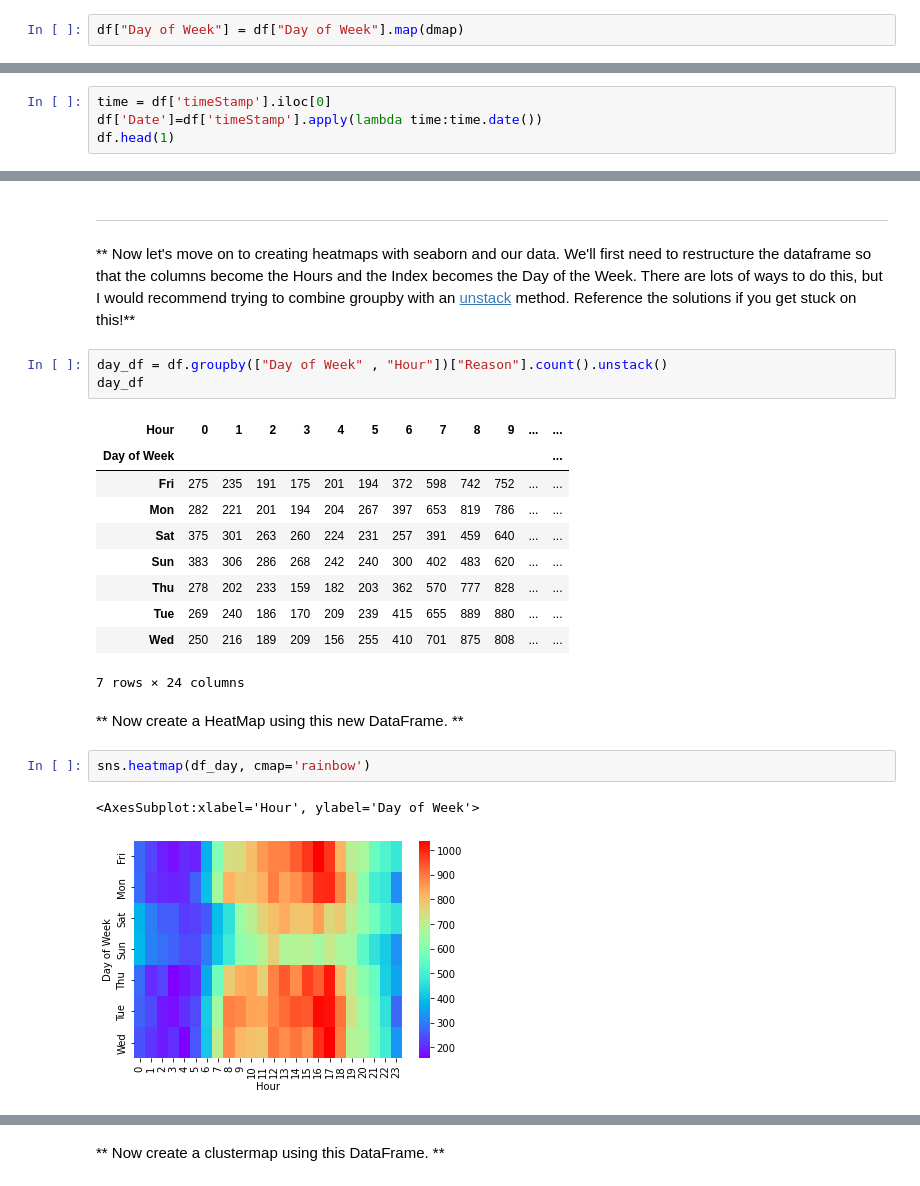
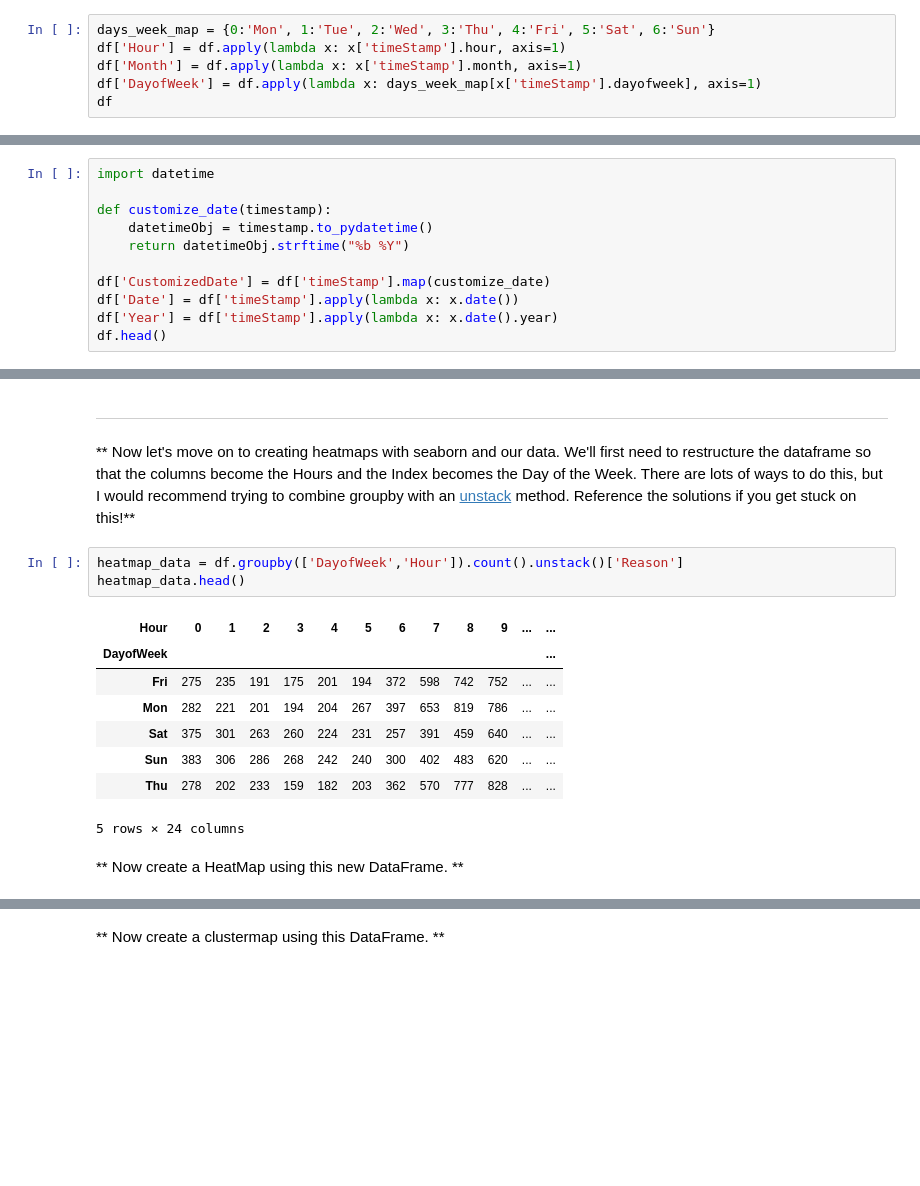
Before and after one commit to myamwalker/Project-2, a Jupyter notebook: 01-911 Calls Data Capstone Project.ipynb, the cells around one changed output, grey strips where cells are left out. Saved outputs shown, nothing was run; the diff lists cells and outputs as text; blank space fills up the shorter version.

```diff
--- a/01-911 Calls Data Capstone Project.ipynb
+++ b/01-911 Calls Data Capstone Project.ipynb
@@ -166,2 +164,6 @@ dmap = {0:'Mon',1:'Tue',2:'Wed',3:'Thu',4:'Fri',5:'Sat',6:'Sun'}
-# %%
-df["Day of Week"] = df["Day of Week"].map(dmap)
+# %%
+days_week_map = {0:'Mon', 1:'Tue', 2:'Wed', 3:'Thu', 4:'Fri', 5:'Sat', 6:'Sun'}
+df['Hour'] = df.apply(lambda x: x['timeStamp'].hour, axis=1)
+df['Month'] = df.apply(lambda x: x['timeStamp'].month, axis=1)
+df['DayofWeek'] = df.apply(lambda x: days_week_map[x['timeStamp'].dayofweek], axis=1)
+df
@@ -215,6 +248,2 @@ sns.lmplot(x='Month', y='twp', data=byMonth.reset_index())
 # %% [markdown]
 **Create a new column called 'Date' that contains the date from the timeStamp column. You'll need to use apply along with the .date() method. **
-# %%
-time = df['timeStamp'].iloc[0]
-df['Date']=df['timeStamp'].apply(lambda time:time.date())
-df.head(1)
@@ -223,0 +250,11 @@ df.head(1)
+# %%
+import datetime
+
+def customize_date(timestamp):
+    datetimeObj = timestamp.to_pydatetime()
+    return datetimeObj.strftime("%b %Y")
+
+df['CustomizedDate'] = df['timeStamp'].map(customize_date)
+df['Date'] = df['timeStamp'].apply(lambda x: x.date())
+df['Year'] = df['timeStamp'].apply(lambda x: x.date().year)
+df.head()
@@ -256,23 +314,16 @@ Text(0.5, 1.0, 'EMS')
 ____
 ** Now let's move on to creating  heatmaps with seaborn and our data. We'll first need to restructure the dataframe so that the columns become the Hours and the Index becomes the Day of the Week. There are lots of ways to do this, but I would recommend trying to combine groupby with an [unstack](http://pandas.pydata.org/pandas-docs/stable/generated/pandas.DataFrame.unstack.html) method. Reference the solutions if you get stuck on this!**
 # %%
-day_df = df.groupby(["Day of Week" , "Hour"])["Reason"].count().unstack()
-day_df
+heatmap_data = df.groupby(['DayofWeek','Hour']).count().unstack()['Reason']
+heatmap_data.head()
 # %% [output]
 | Hour | 0 | 1 | 2 | 3 | 4 | 5 | 6 | 7 | 8 | 9 | ... | ... |
-| Day of Week |  |  |  |  |  |  |  |  |  |  |  | ... |
+| DayofWeek |  |  |  |  |  |  |  |  |  |  |  | ... |
 | Fri | 275 | 235 | 191 | 175 | 201 | 194 | 372 | 598 | 742 | 752 | ... | ... |
 | Mon | 282 | 221 | 201 | 194 | 204 | 267 | 397 | 653 | 819 | 786 | ... | ... |
 | Sat | 375 | 301 | 263 | 260 | 224 | 231 | 257 | 391 | 459 | 640 | ... | ... |
 | Sun | 383 | 306 | 286 | 268 | 242 | 240 | 300 | 402 | 483 | 620 | ... | ... |
 | Thu | 278 | 202 | 233 | 159 | 182 | 203 | 362 | 570 | 777 | 828 | ... | ... |
-| Tue | 269 | 240 | 186 | 170 | 209 | 239 | 415 | 655 | 889 | 880 | ... | ... |
-| Wed | 250 | 216 | 189 | 209 | 156 | 255 | 410 | 701 | 875 | 808 | ... | ... |
-7 rows × 24 columns
+5 rows × 24 columns
 # %% [markdown]
 ** Now create a HeatMap using this new DataFrame. **
-# %%
-sns.heatmap(df_day, cmap='rainbow')
-# %% [output]
-<AxesSubplot:xlabel='Hour', ylabel='Day of Week'>
-[figure, removed]
```
Also changed, not shown: parts of 46 cells of this notebook.
